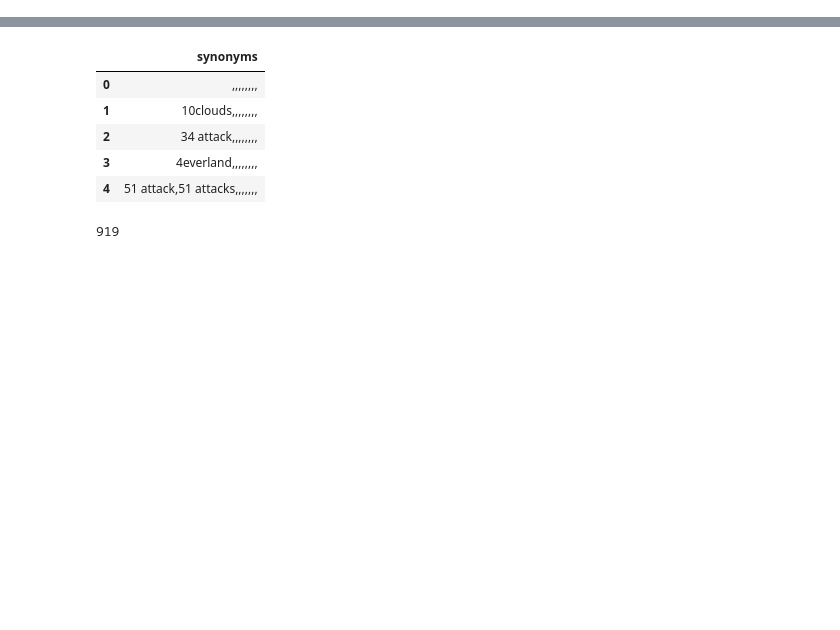
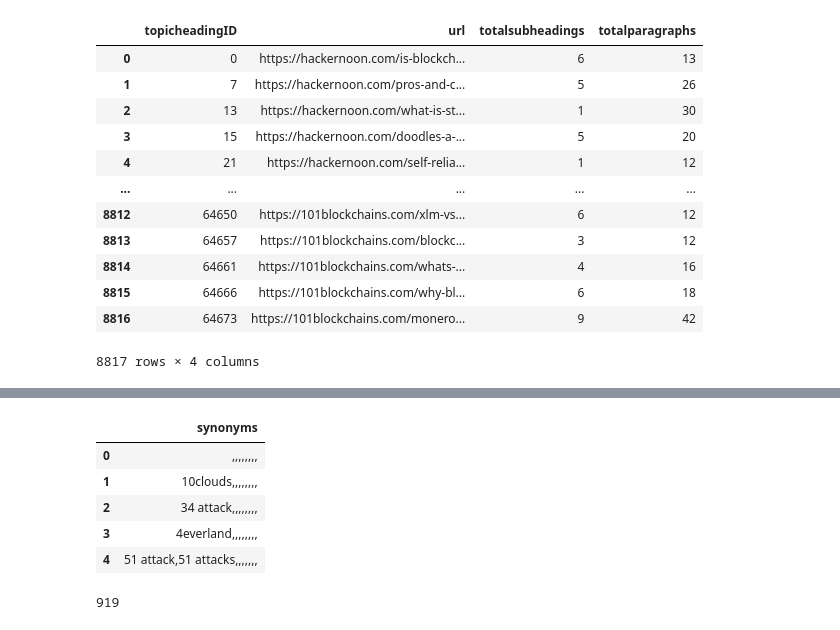
Before and after one commit to Open-Source-Career-Aid/OSCA-V4.0, a Jupyter notebook: analysisofkeyelements/largerkwbase_conditionalprob_prereqs.ipynb, the cells around one changed output, grey strips where cells are left out. Cells and saved outputs as stored; diff of their text form; code cells hidden in the pictures; blank space fills up the shorter version.

```diff
--- a/analysisofkeyelements/largerkwbase_conditionalprob_prereqs.ipynb
+++ b/analysisofkeyelements/largerkwbase_conditionalprob_prereqs.ipynb
@@ -9,9 +9,25 @@ import seaborn as sns
 import matplotlib.pylab as plt
 stopwords = pd.read_pickle('/Users/chinmayshrivastava/Desktop/OSCA/V4.0/stopwords.pickle')
 # %%
-database = pd.read_pickle('/Users/chinmayshrivastava/Desktop/OSCA/V4.0/scraping/databasefromhnandbc101.pickle')
-headings = pd.read_pickle('/Users/chinmayshrivastava/Desktop/OSCA/V4.0/scraping/headingsfromhnandbc101.pickle')
-paragraphs = pd.read_pickle('/Users/chinmayshrivastava/Desktop/OSCA/V4.0/scraping/paragraphsfromhnandbc101.pickle')
+database = pd.read_pickle('/Users/chinmayshrivastava/Desktop/OSCA/V4.0/scraping/database.pickle')
+headings = pd.read_pickle('/Users/chinmayshrivastava/Desktop/OSCA/V4.0/scraping/headings.pickle')
+paragraphs = pd.read_pickle('/Users/chinmayshrivastava/Desktop/OSCA/V4.0/scraping/paragraphs.pickle')
 kws = pd.read_pickle('/Users/chinmayshrivastava/Desktop/OSCA/V4.0/extractingkws/manual.pickle')
 synms = pd.read_csv('/Users/chinmayshrivastava/Desktop/OSCA/V4.0/extractingkws/synonymscsv.csv', delimiter='FUCK!!OFF#$', names=['synonyms'], engine='python')
+# %%
+database
+# %% [output]
+|  | topicheadingID | url | totalsubheadings | totalparagraphs |
+| 0 | 0 | https://hackernoon.com/is-blockch... | 6 | 13 |
+| 1 | 7 | https://hackernoon.com/pros-and-c... | 5 | 26 |
+| 2 | 13 | https://hackernoon.com/what-is-st... | 1 | 30 |
+| 3 | 15 | https://hackernoon.com/doodles-a-... | 5 | 20 |
+| 4 | 21 | https://hackernoon.com/self-relia... | 1 | 12 |
+| ... | ... | ... | ... | ... |
+| 8812 | 64650 | https://101blockchains.com/xlm-vs... | 6 | 12 |
+| 8813 | 64657 | https://101blockchains.com/blockc... | 3 | 12 |
+| 8814 | 64661 | https://101blockchains.com/whats-... | 4 | 16 |
+| 8815 | 64666 | https://101blockchains.com/why-bl... | 6 | 18 |
+| 8816 | 64673 | https://101blockchains.com/monero... | 9 | 42 |
+8817 rows × 4 columns
 # %%
```
Also changed, not shown: parts of 1 cell of this notebook, 18 other files.
